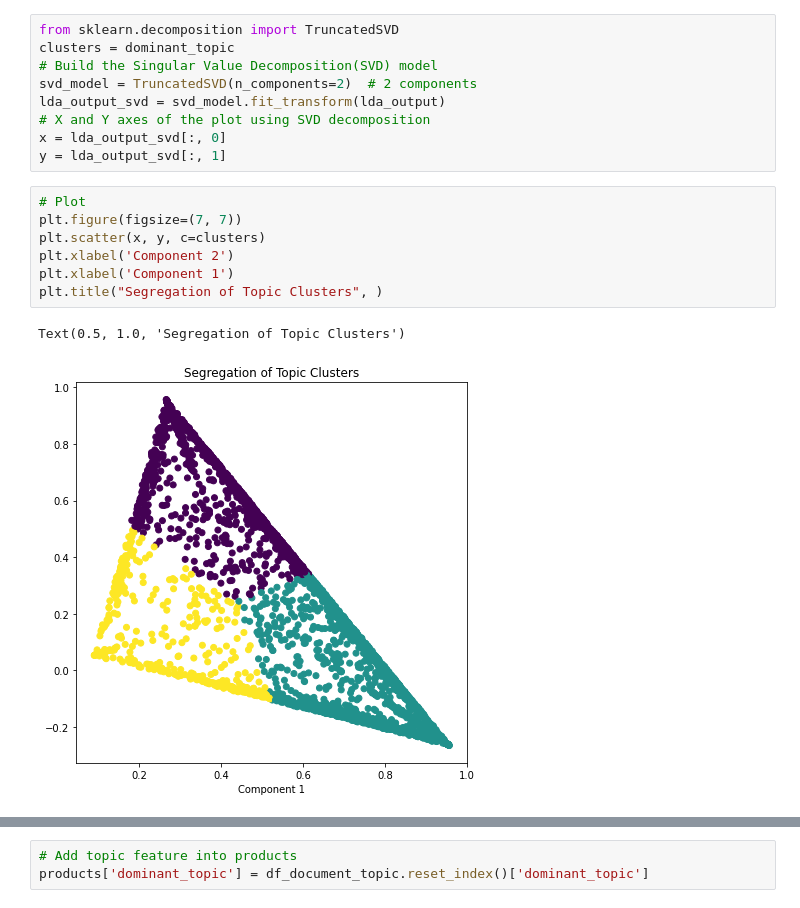
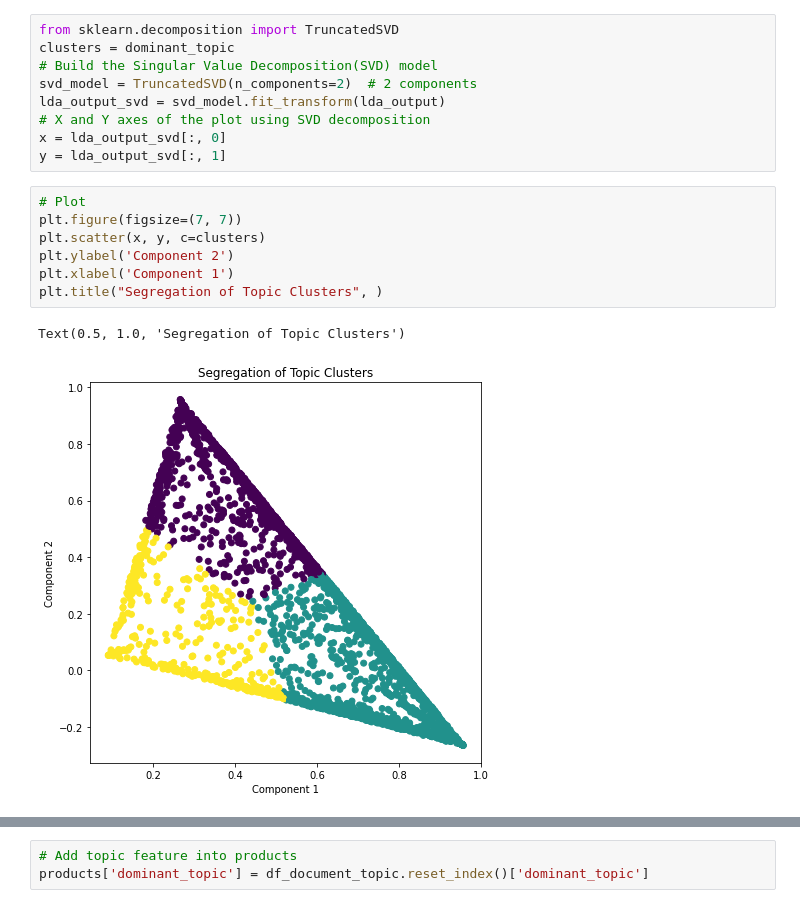
Before and after one commit to kohmin/makeupreviews, a Jupyter notebook: Data Exploration & Preprocessing.ipynb, the cells around one changed output, grey strips where cells are left out. Drawn from its saved outputs; the diff is of its cells as text.

```diff
--- a/Data Exploration & Preprocessing.ipynb
+++ b/Data Exploration & Preprocessing.ipynb
@@ -1033,12 +1033,12 @@ y = lda_output_svd[:, 1]
 # %%
 # Plot
 plt.figure(figsize=(7, 7))
 plt.scatter(x, y, c=clusters)
-plt.xlabel('Component 2')
+plt.ylabel('Component 2')
 plt.xlabel('Component 1')
 plt.title("Segregation of Topic Clusters", )
 # %% [output]
 Text(0.5, 1.0, 'Segregation of Topic Clusters')
-[figure, old version]
+[figure, new version]
 # %%
 def plot_top_words(model, feature_names, n_top_words, title):
```
Also changed, not shown: parts of 3 cells of this notebook.
